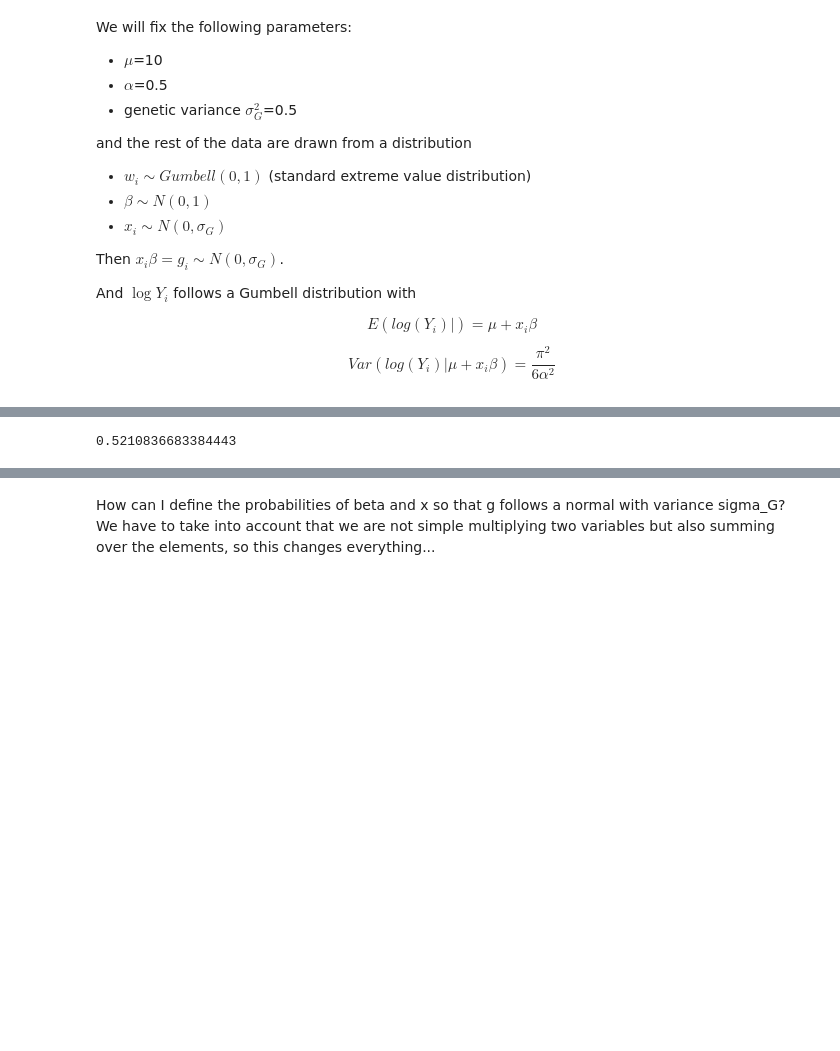
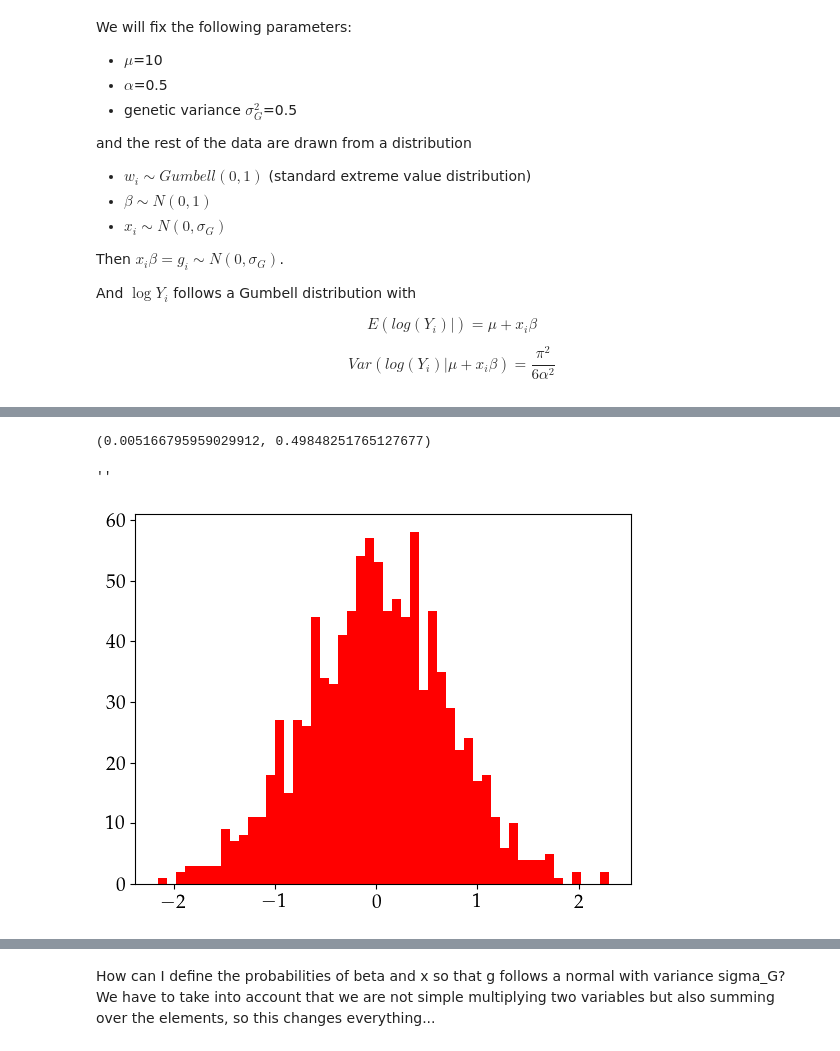
Before and after one commit to ariadnavillam/BayesW, a Jupyter notebook: simulate_data.ipynb, the cells around one changed output, grey strips where cells are left out. Cells and saved outputs as stored; diff of their text form; code cells hidden in the pictures; blank space fills up the shorter version.

```diff
--- a/simulate_data.ipynb
+++ b/simulate_data.ipynb
@@ -81,5 +81,5 @@ markers = np.random.normal(0, np.sqrt(sigma_g_real), (n_samples, n_markers))
 # %%
 g = markers.dot(betas)
-np.var(g)
+np.mean(g), np.var(g)
 # %% [output]
-0.5210836683384443
+(0.005166795959029912, 0.49848251765127677)
@@ -88,2 +86,8 @@ g = np.random.normal(0, np.sqrt(sigma_g_real), (n_samples,1))
+# %%
+plt.hist(g, bins=50)
+;
+# %% [output]
+''
+[figure, added]
 # %%
 log_data = mu_real + g + w/alpha_real + np.euler_gamma/alpha_real
```
Also changed, not shown: parts of 21 cells of this notebook, 2 other files.
